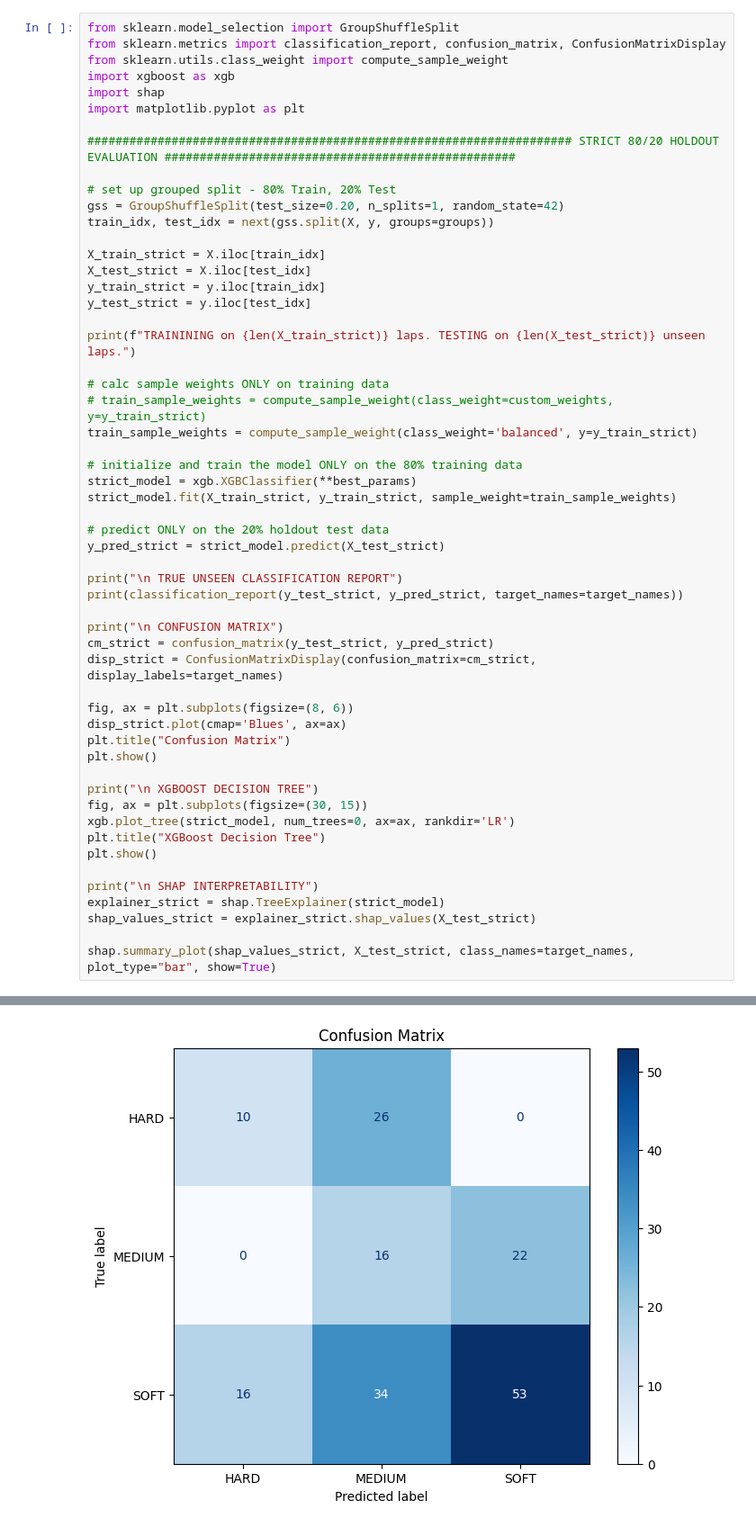
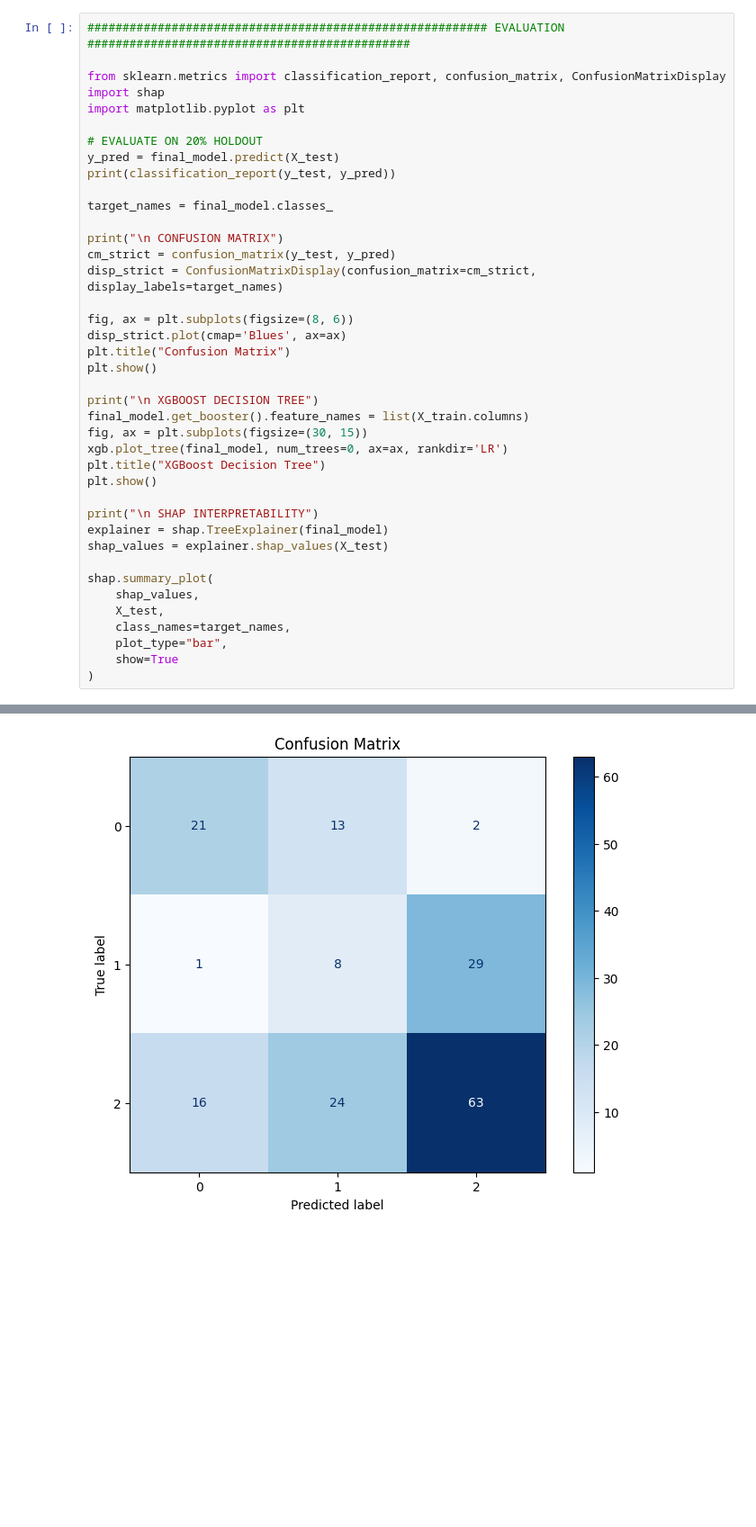
Before and after one commit to cristianooo1/ai_f1, a Jupyter notebook: notebooks/02_tyre.ipynb, the cells around one changed output, grey strips where cells are left out. Shown at 90% size. Saved outputs shown, nothing was run; the diff lists cells and outputs as text; blank space fills up the shorter version.

```diff
--- a/notebooks/02_tyre.ipynb
+++ b/notebooks/02_tyre.ipynb
@@ -383,40 +443,18 @@ SHAP PLOT
 # %%
-from sklearn.model_selection import GroupShuffleSplit
+######################################################### EVALUATION ##############################################
+
 from sklearn.metrics import classification_report, confusion_matrix, ConfusionMatrixDisplay
-from sklearn.utils.class_weight import compute_sample_weight
-import xgboost as xgb
 import shap
 import matplotlib.pyplot as plt
 
-##################################################################### STRICT 80/20 HOLDOUT EVALUATION ##################################################
+# EVALUATE ON 20% HOLDOUT
+y_pred = final_model.predict(X_test)
+print(classification_report(y_test, y_pred))
 
-# set up grouped split - 80% Train, 20% Test
-gss = GroupShuffleSplit(test_size=0.20, n_splits=1, random_state=42)
-train_idx, test_idx = next(gss.split(X, y, groups=groups))
-
-X_train_strict = X.iloc[train_idx]
-X_test_strict = X.iloc[test_idx]
-y_train_strict = y.iloc[train_idx]
-y_test_strict = y.iloc[test_idx]
-
-print(f"TRAININING on {len(X_train_strict)} laps. TESTING on {len(X_test_strict)} unseen laps.")
-
-# calc sample weights ONLY on training data
-# train_sample_weights = compute_sample_weight(class_weight=custom_weights, y=y_train_strict)
-train_sample_weights = compute_sample_weight(class_weight='balanced', y=y_train_strict)
-
-# initialize and train the model ONLY on the 80% training data
-strict_model = xgb.XGBClassifier(**best_params)
-strict_model.fit(X_train_strict, y_train_strict, sample_weight=train_sample_weights)
-
-# predict ONLY on the 20% holdout test data
-y_pred_strict = strict_model.predict(X_test_strict)
-
-print("\n TRUE UNSEEN CLASSIFICATION REPORT")
-print(classification_report(y_test_strict, y_pred_strict, target_names=target_names))
+target_names = final_model.classes_
 
 print("\n CONFUSION MATRIX")
-cm_strict = confusion_matrix(y_test_strict, y_pred_strict)
+cm_strict = confusion_matrix(y_test, y_pred)
 disp_strict = ConfusionMatrixDisplay(confusion_matrix=cm_strict, display_labels=target_names)
 
 fig, ax = plt.subplots(figsize=(8, 6))
@@ -425,14 +463,21 @@ plt.title("Confusion Matrix")
 plt.show()
 
 print("\n XGBOOST DECISION TREE")
+final_model.get_booster().feature_names = list(X_train.columns)
 fig, ax = plt.subplots(figsize=(30, 15))
-xgb.plot_tree(strict_model, num_trees=0, ax=ax, rankdir='LR')
+xgb.plot_tree(final_model, num_trees=0, ax=ax, rankdir='LR')
 plt.title("XGBoost Decision Tree")
 plt.show()
 
 print("\n SHAP INTERPRETABILITY")
-explainer_strict = shap.TreeExplainer(strict_model)
-shap_values_strict = explainer_strict.shap_values(X_test_strict)
+explainer = shap.TreeExplainer(final_model)
+shap_values = explainer.shap_values(X_test)
 
-shap.summary_plot(shap_values_strict, X_test_strict, class_names=target_names, plot_type="bar", show=True)
+shap.summary_plot(
+    shap_values,
+    X_test,
+    class_names=target_names,
+    plot_type="bar",
+    show=True
+)
 # %% [output]
@@ -451,5 +493,5 @@ weighted avg       0.53      0.45      0.47       177
 
 
  CONFUSION MATRIX
-[figure, old version]
+[figure, new version]
  XGBOOST DECISION TREE
```
Also changed, not shown: parts of 8 cells of this notebook, 7 other files.
